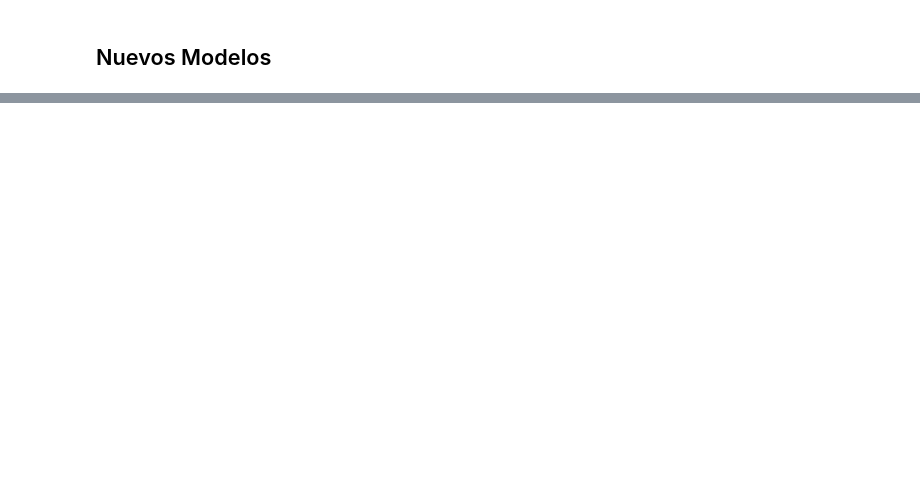
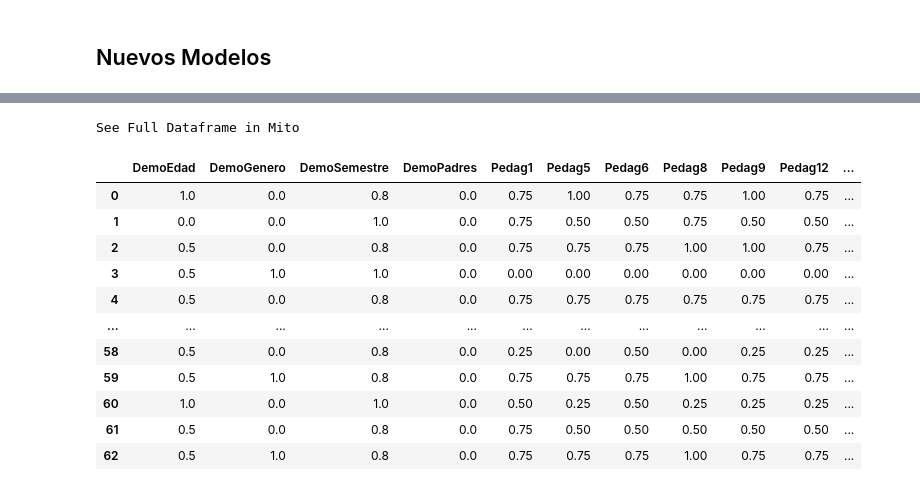
Before and after one commit to jaquimbayoc7/ProyectoClaseEspejo, a Jupyter notebook: AnalisisEDAClas.ipynb, the cells around one changed output, grey strips where cells are left out. Saved outputs shown, nothing was run; the diff lists cells and outputs as text; code cells hidden in the pictures; blank space fills up the shorter version.

```diff
--- a/AnalisisEDAClas.ipynb
+++ b/AnalisisEDAClas.ipynb
@@ -928,0 +926,16 @@ Pertenece a la clase dos
+# %%
+X_train
+# %% [output]
+See Full Dataframe in Mito
+|  | DemoEdad | DemoGenero | DemoSemestre | DemoPadres | Pedag1 | Pedag5 | Pedag6 | Pedag8 | Pedag9 | Pedag12 | ... |
+| 0 | 1.0 | 0.0 | 0.8 | 0.0 | 0.75 | 1.00 | 0.75 | 0.75 | 1.00 | 0.75 | ... |
+| 1 | 0.0 | 0.0 | 1.0 | 0.0 | 0.75 | 0.50 | 0.50 | 0.75 | 0.50 | 0.50 | ... |
+| 2 | 0.5 | 0.0 | 0.8 | 0.0 | 0.75 | 0.75 | 0.75 | 1.00 | 1.00 | 0.75 | ... |
+| 3 | 0.5 | 1.0 | 1.0 | 0.0 | 0.00 | 0.00 | 0.00 | 0.00 | 0.00 | 0.00 | ... |
+| 4 | 0.5 | 0.0 | 0.8 | 0.0 | 0.75 | 0.75 | 0.75 | 0.75 | 0.75 | 0.75 | ... |
+| ... | ... | ... | ... | ... | ... | ... | ... | ... | ... | ... | ... |
+| 58 | 0.5 | 0.0 | 0.8 | 0.0 | 0.25 | 0.00 | 0.50 | 0.00 | 0.25 | 0.25 | ... |
+| 59 | 0.5 | 1.0 | 0.8 | 0.0 | 0.75 | 0.75 | 0.75 | 1.00 | 0.75 | 0.75 | ... |
+| 60 | 1.0 | 0.0 | 1.0 | 0.0 | 0.50 | 0.25 | 0.50 | 0.25 | 0.25 | 0.25 | ... |
+| 61 | 0.5 | 0.0 | 0.8 | 0.0 | 0.75 | 0.50 | 0.50 | 0.50 | 0.50 | 0.50 | ... |
+| 62 | 0.5 | 1.0 | 0.8 | 0.0 | 0.75 | 0.75 | 0.75 | 1.00 | 0.75 | 0.75 | ... |
```
Also changed, not shown: parts of 29 cells of this notebook, 1 other file.
